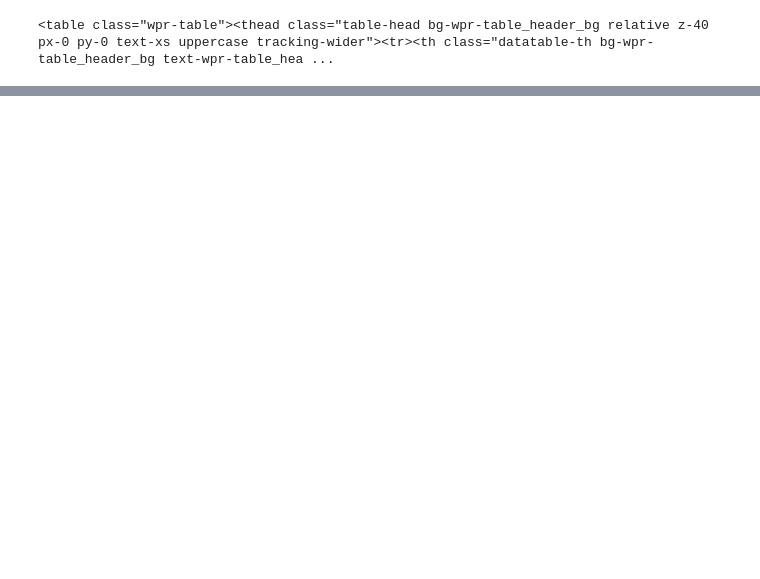
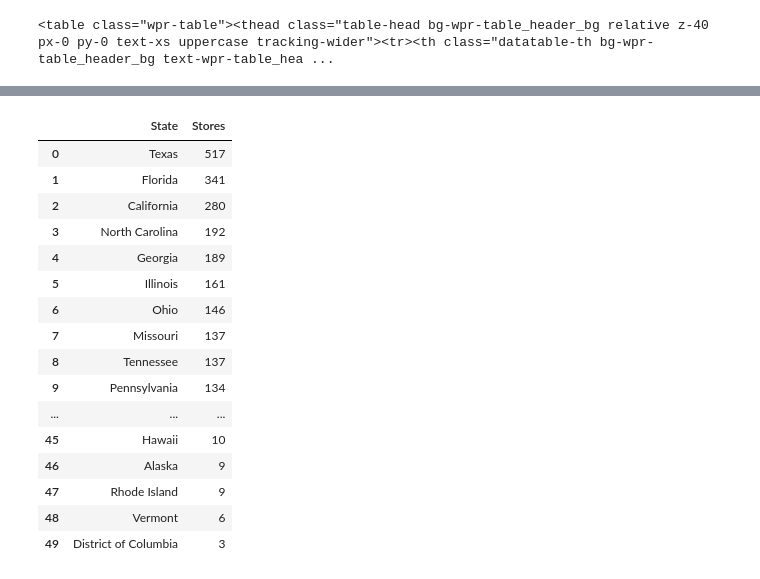
Before and after one commit to smilburn529/Lab-4, a Jupyter notebook: Lab-4.ipynb, the cells around one changed output, grey strips where cells are left out. Drawn from its saved outputs; the diff is of its cells as text; code cells hidden in the pictures; blank space fills up the shorter version.

```diff
--- a/Lab-4.ipynb
+++ b/Lab-4.ipynb
@@ -58 +58,3 @@ table
+# %%
+table = (dunkin_soup.find_all("table"))[0]
 # %%
@@ -93,0 +100,5 @@ pd.DataFrame(starbs)
+# %%
+population_response = requests.get("https://simple.wikipedia.org/wiki/List_of_U.S._states_by_population")
+population_soup = BeautifulSoup(population_response.content, "html.parser")
+# %%
+table = (population_soup.find_all("table"))[0]
@@ -93,0 +246,48 @@ pd.DataFrame(starbs)
+# %%
+def webscrape(link):
+
+    import requests
+    from bs4 import BeautifulSoup
+
+    response = requests.get(link)
+    soup = BeautifulSoup(response.content, "html.parser")
+
+    # Find the table in the website
+    table=(soup.find_all("table"))[0]
+    rows= []
+
+# Iterate over all rows in the table
+    for row in table.find_all("tr")[1:]:
+
+        # State is found in <th>
+        state = row.find("th").text
+
+        # Number of locations is found in <td>
+        locations = row.find("td").text
+
+        rows.append({
+                "State": state,
+                "Stores": locations,
+    })
+    df = pd.DataFrame(rows)
+    return df
+# %%
+webscrape("https://worldpopulationreview.com/state-rankings/walmart-stores-by-state")
+# %% [output]
+|  | State | Stores |
+| 0 | Texas | 517 |
+| 1 | Florida | 341 |
+| 2 | California | 280 |
+| 3 | North Carolina | 192 |
+| 4 | Georgia | 189 |
+| 5 | Illinois | 161 |
+| 6 | Ohio | 146 |
+| 7 | Missouri | 137 |
+| 8 | Tennessee | 137 |
+| 9 | Pennsylvania | 134 |
+| ... | ... | ... |
+| 45 | Hawaii | 10 |
+| 46 | Alaska | 9 |
+| 47 | Rhode Island | 9 |
+| 48 | Vermont | 6 |
+| 49 | District of Columbia | 3 |
```
Also changed, not shown: parts of 23 cells of this notebook.
